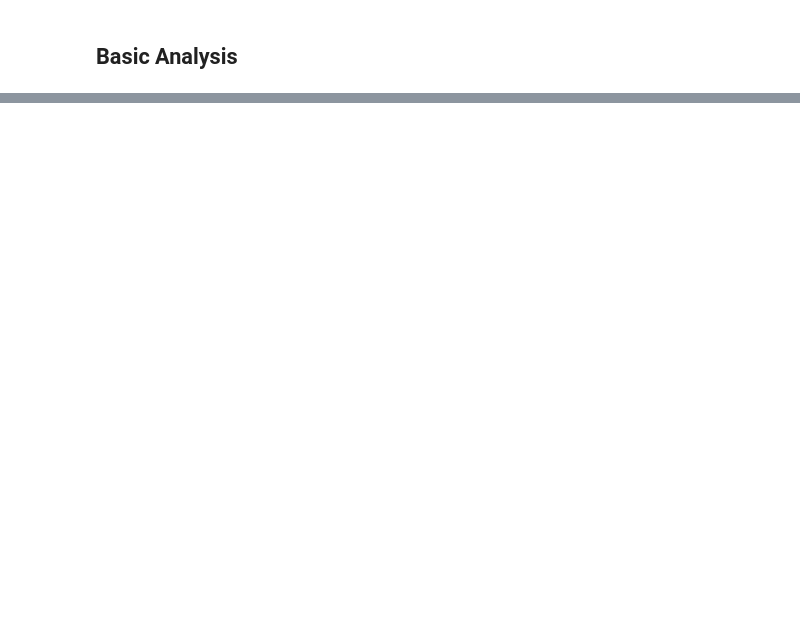
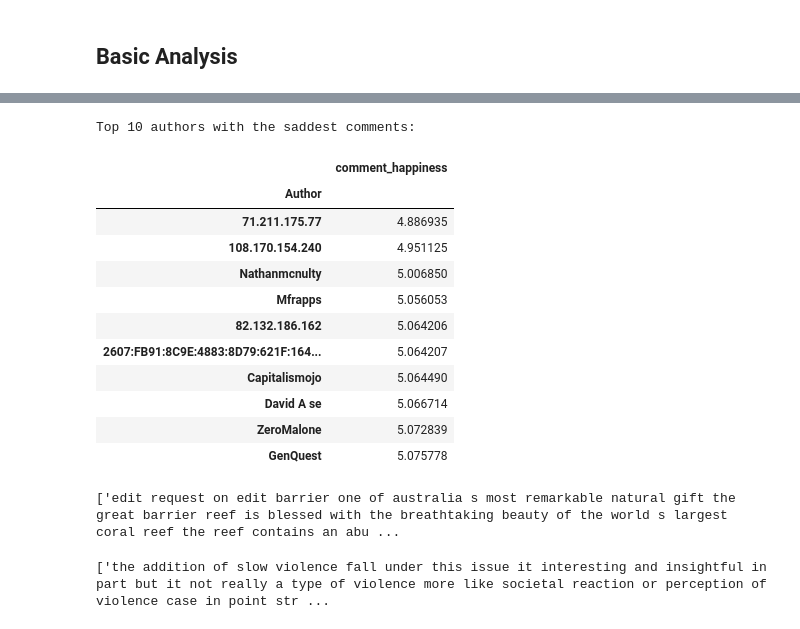
Before and after one commit to andste97/socialgraphs2023f-project, a Jupyter notebook: project/Project_draft.ipynb, the cells around one changed output, grey strips where cells are left out. Cells and saved outputs as stored; diff of their text form; code cells hidden in the pictures; blank space fills up the shorter version.

```diff
--- a/project/Project_draft.ipynb
+++ b/project/Project_draft.ipynb
@@ -407,0 +461,27 @@ comments:  [('Peter Isotalo', " Can someone provide sources for the term `` late
+# %%
+print("Top 10 authors with the saddest comments:")
+worst_sentiments = sentiments_df.sort_values("comment_happiness", ascending=True).head(10)
+worst_sentiments
+# %% [output]
+Top 10 authors with the saddest comments:
+|  | comment_happiness |
+| Author |  |
+| 71.211.175.77 | 4.886935 |
+| 108.170.154.240 | 4.951125 |
+| Nathanmcnulty | 5.006850 |
+| Mfrapps | 5.056053 |
+| 82.132.186.162 | 5.064206 |
+| 2607:FB91:8C9E:4883:8D79:621F:164... | 5.064207 |
+| Capitalismojo | 5.064490 |
+| David A se | 5.066714 |
+| ZeroMalone | 5.072839 |
+| GenQuest | 5.075778 |
+# %%
+# this shows the original comment before tokenizin
+[' '.join(utils.tokenize_custom(s)) for s in author_dict.get(best_sentiments.iloc[0].name)]
+# %% [output]
+['edit request on edit barrier one of australia s most remarkable natural gift the great barrier reef is blessed with the breathtaking beauty of the world s largest coral reef the reef contains an abu ...
+# %%
+[' '.join(utils.tokenize_custom(s)) for s in author_dict.get(worst_sentiments.iloc[0].name)]
+# %% [output]
+['the addition of slow violence fall under this issue it interesting and insightful in part but it not really a type of violence more like societal reaction or perception of violence case in point str ...
```
Also changed, not shown: parts of 22 cells of this notebook, 11 other files.
